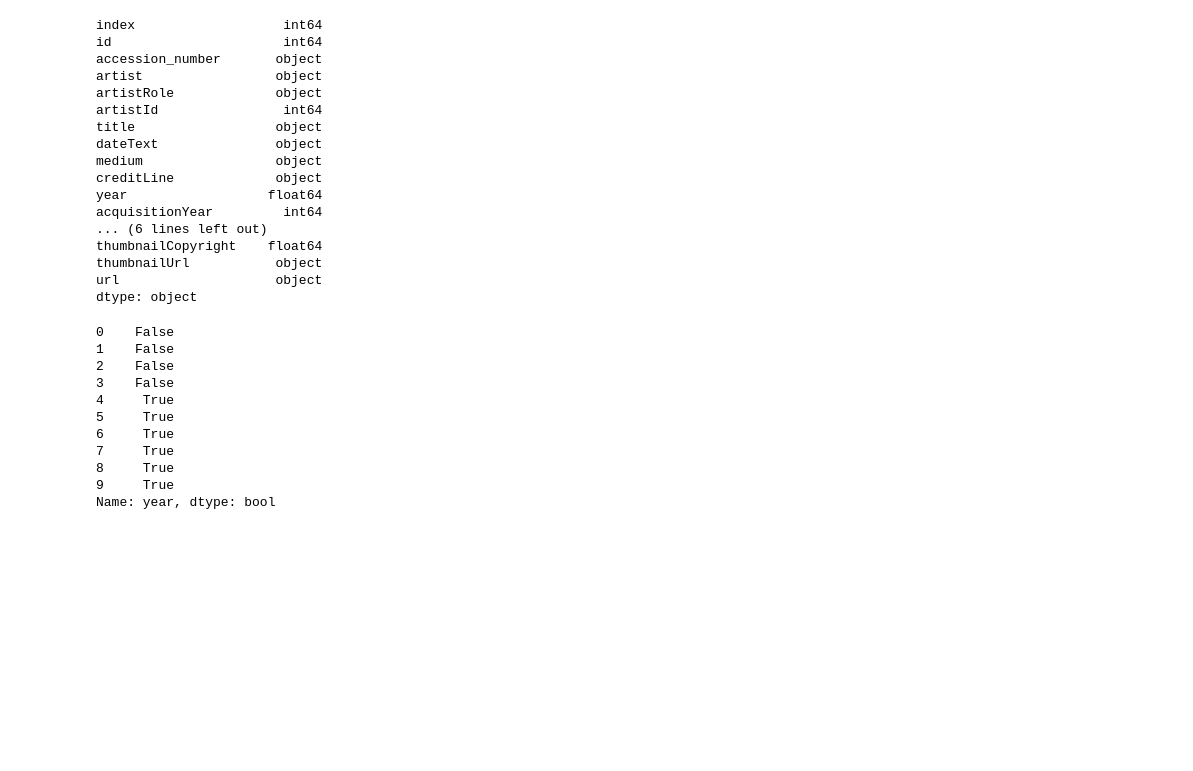
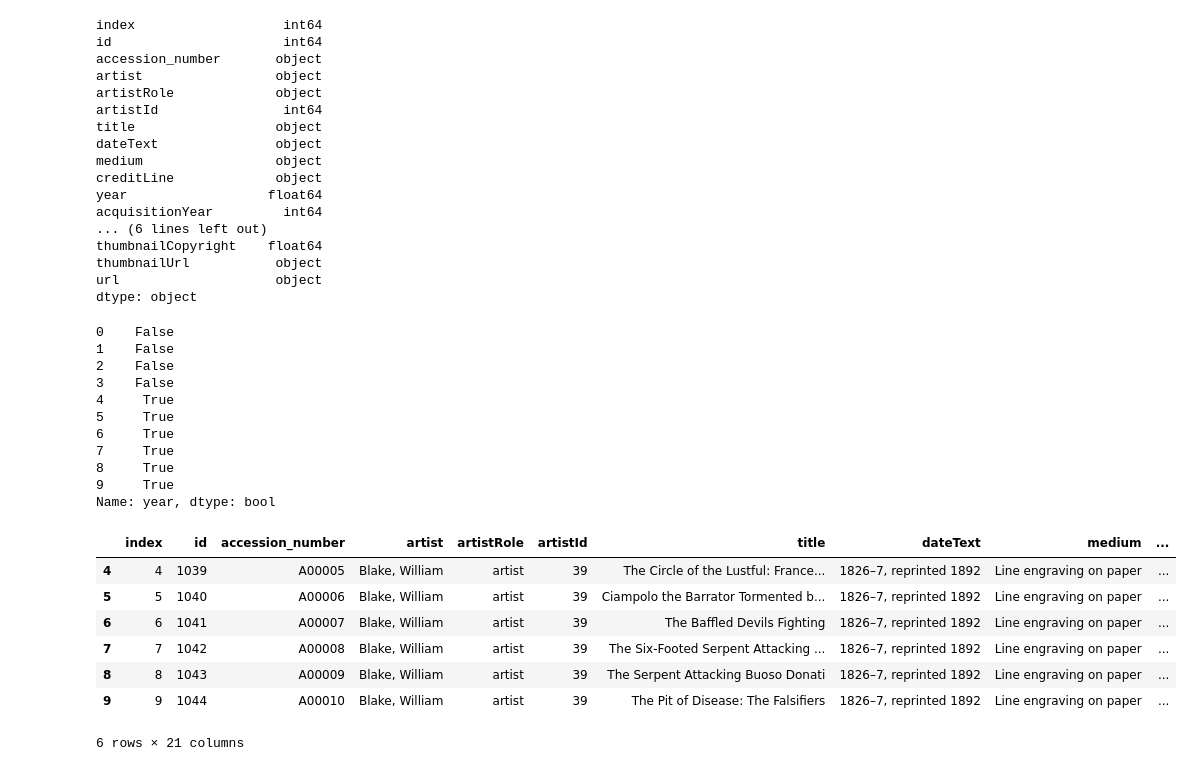
Before and after one commit to jho97/data-analyst-week-2, a Jupyter notebook: may_25/personal_work/index_and_filter.ipynb, the cells around one changed output. Drawn from its saved outputs; the diff is of its cells as text; code cells hidden in the pictures; blank space fills up the shorter version.

Commit message:
finished index

```diff
--- a/may_25/personal_work/index_and_filter.ipynb
+++ b/may_25/personal_work/index_and_filter.ipynb
@@ -429,3 +429,14 @@ data.year.astype(str).str.contains('1826')
 8     True
 9     True
 Name: year, dtype: bool
+# %%
+data.loc[data.year.astype(str).str.contains('1826')]
+# %% [output]
+|  | index | id | accession_number | artist | artistRole | artistId | title | dateText | medium | ... |
+| 4 | 4 | 1039 | A00005 | Blake, William | artist | 39 | The Circle of the Lustful: France... | 1826–7, reprinted 1892 | Line engraving on paper | ... |
+| 5 | 5 | 1040 | A00006 | Blake, William | artist | 39 | Ciampolo the Barrator Tormented b... | 1826–7, reprinted 1892 | Line engraving on paper | ... |
+| 6 | 6 | 1041 | A00007 | Blake, William | artist | 39 | The Baffled Devils Fighting | 1826–7, reprinted 1892 | Line engraving on paper | ... |
+| 7 | 7 | 1042 | A00008 | Blake, William | artist | 39 | The Six-Footed Serpent Attacking ... | 1826–7, reprinted 1892 | Line engraving on paper | ... |
+| 8 | 8 | 1043 | A00009 | Blake, William | artist | 39 | The Serpent Attacking Buoso Donati | 1826–7, reprinted 1892 | Line engraving on paper | ... |
+| 9 | 9 | 1044 | A00010 | Blake, William | artist | 39 | The Pit of Disease: The Falsifiers | 1826–7, reprinted 1892 | Line engraving on paper | ... |
+6 rows × 21 columns
```
Also changed, not shown: parts of 1 cell of this notebook, 1 other file.
